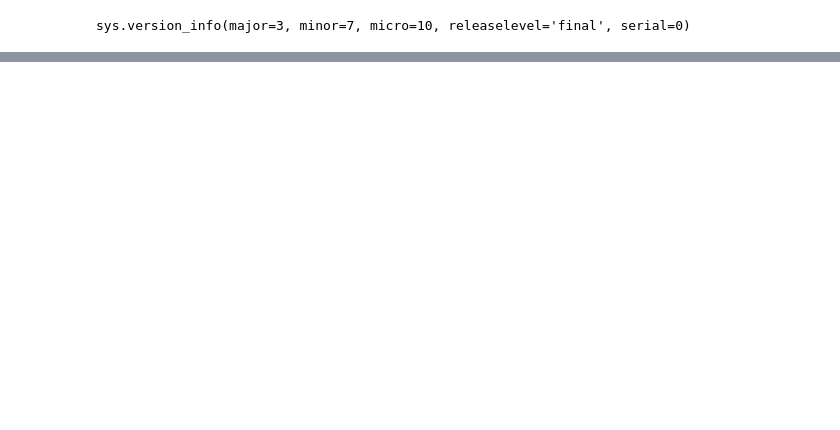
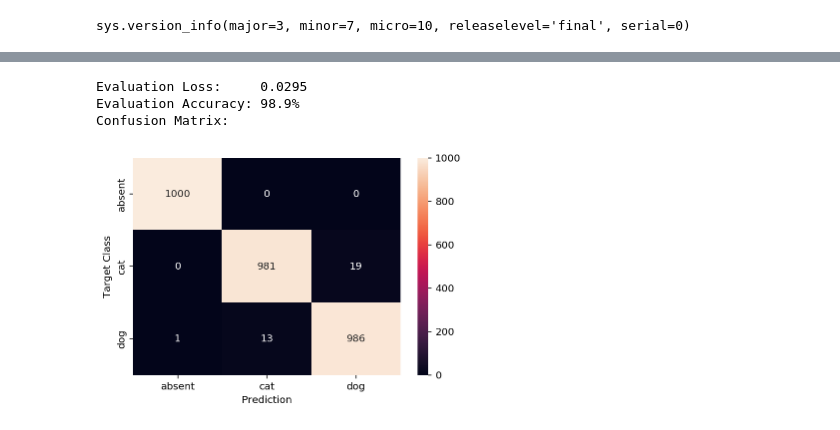
Before and after one commit to dylanlrrb/cat_dog_classifier, a Jupyter notebook: model/Cat_Dog_Classifier.ipynb, the cells around one changed output, grey strips where cells are left out. Saved outputs shown, nothing was run; the diff lists cells and outputs as text; code cells hidden in the pictures; blank space fills up the shorter version.

```diff
--- a/model/Cat_Dog_Classifier.ipynb
+++ b/model/Cat_Dog_Classifier.ipynb
@@ -381,0 +290,43 @@ Prediction took 47.689199447631836 milliseconds
+# %%
+def validate(model, testloader):
+  device = torch.device("cuda:0" if torch.cuda.is_available() else "cpu")
+  model.to(device)
+
+  eval_accuracy = 0
+  eval_loss = 0
+  num_features = model.classifier.out_features
+  confusion_matrix = np.zeros((num_features, num_features))
+
+  for images, labels in testloader:
+    images = images.to(device)
+    labels = labels.to(device)
+    with torch.no_grad():
+      model.eval()
+      log_ps = model.forward(images)
+      ps = torch.exp(log_ps)
+      top_p, top_class = ps.topk(1, dim=1)
+      eval_accuracy += torch.mean((top_class == labels.reshape(*top_class.shape)).type(torch.FloatTensor)).item()
+      eval_loss += criterion(log_ps, labels).item()
+      for prediction, target in zip(top_class, labels):
+        confusion_matrix[target][prediction[0]] += 1
+
+  eval_loss /= len(testloader)
+  eval_accuracy /= len(testloader)
+
+  print(f'Evaluation Loss:     {round(eval_loss, 4)}' )
+  print(f'Evaluation Accuracy: {round(eval_accuracy * 100, 2)}%')
+  print('Confusion Matrix:')
+  cm = pd.DataFrame(confusion_matrix, label_mapping, label_mapping)
+
+  sn.heatmap(cm, annot=True, fmt='g')
+  plt.xlabel('Prediction')
+  plt.ylabel('Target Class')
+  plt.show()
+
+
+validate(model, dataloaders['test'])
+# %% [output]
+Evaluation Loss:     0.0295
+Evaluation Accuracy: 98.9%
+Confusion Matrix:
+[figure, added]
```
Also changed, not shown: parts of 22 cells of this notebook, 9 other files.
